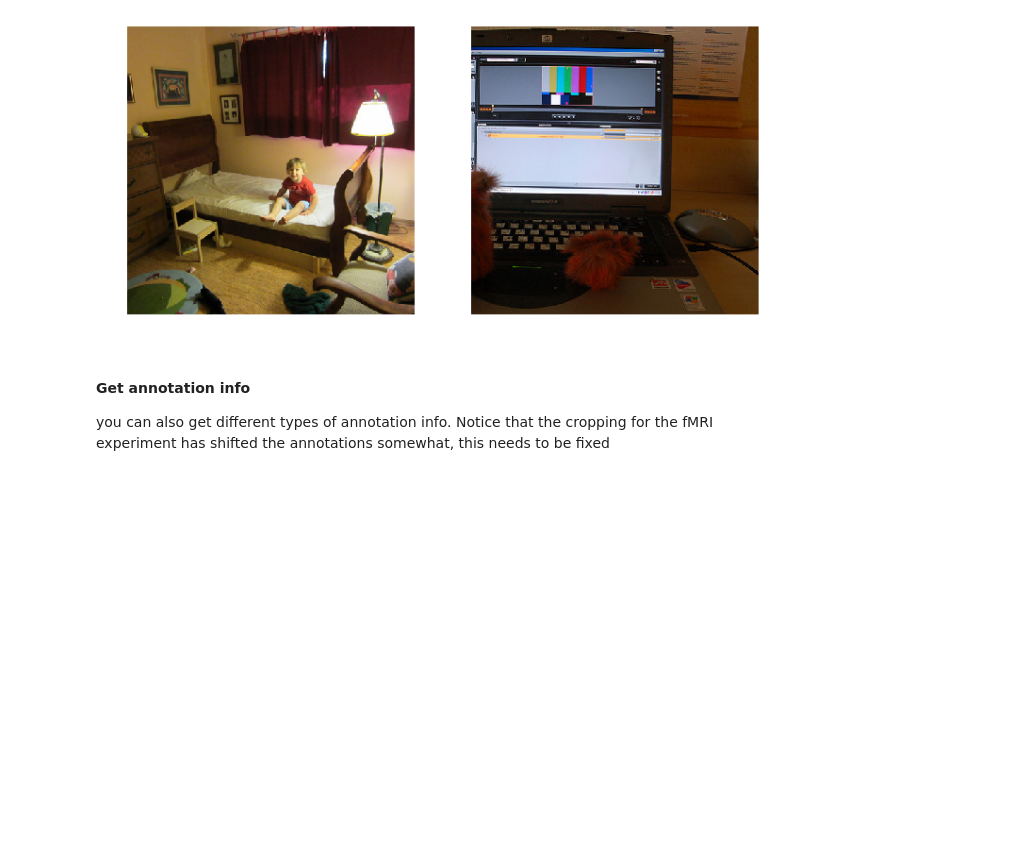
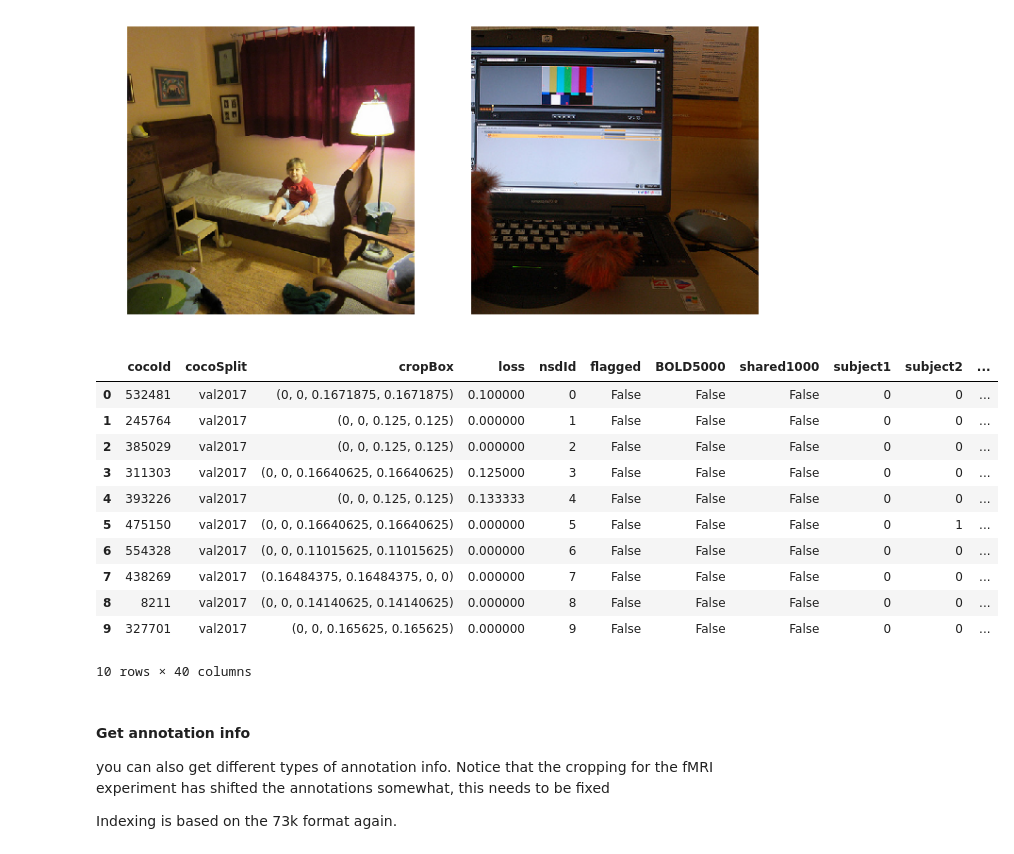
Before and after one commit to tknapen/nsd_access, a Jupyter notebook: tryout.ipynb, the cells around one changed output. Cells and saved outputs as stored; diff of their text form; code cells hidden in the pictures; blank space fills up the shorter version.

```diff
--- a/tryout.ipynb
+++ b/tryout.ipynb
@@ -69,9 +59,28 @@ Pictures from the hdf5 file
 imgs = nsda.read_images([569, 575], show=True)
 # %% [output]
 [figure]
+# %%
+# Also, the stimuli have info
+nsda.stim_descriptions.head(10)
+# %% [output]
+|  | cocoId | cocoSplit | cropBox | loss | nsdId | flagged | BOLD5000 | shared1000 | subject1 | subject2 | ... |
+| 0 | 532481 | val2017 | (0, 0, 0.1671875, 0.1671875) | 0.100000 | 0 | False | False | False | 0 | 0 | ... |
+| 1 | 245764 | val2017 | (0, 0, 0.125, 0.125) | 0.000000 | 1 | False | False | False | 0 | 0 | ... |
+| 2 | 385029 | val2017 | (0, 0, 0.125, 0.125) | 0.000000 | 2 | False | False | False | 0 | 0 | ... |
+| 3 | 311303 | val2017 | (0, 0, 0.16640625, 0.16640625) | 0.125000 | 3 | False | False | False | 0 | 0 | ... |
+| 4 | 393226 | val2017 | (0, 0, 0.125, 0.125) | 0.133333 | 4 | False | False | False | 0 | 0 | ... |
+| 5 | 475150 | val2017 | (0, 0, 0.16640625, 0.16640625) | 0.000000 | 5 | False | False | False | 0 | 1 | ... |
+| 6 | 554328 | val2017 | (0, 0, 0.11015625, 0.11015625) | 0.000000 | 6 | False | False | False | 0 | 0 | ... |
+| 7 | 438269 | val2017 | (0.16484375, 0.16484375, 0, 0) | 0.000000 | 7 | False | False | False | 0 | 0 | ... |
+| 8 | 8211 | val2017 | (0, 0, 0.14140625, 0.14140625) | 0.000000 | 8 | False | False | False | 0 | 0 | ... |
+| 9 | 327701 | val2017 | (0, 0, 0.165625, 0.165625) | 0.000000 | 9 | False | False | False | 0 | 0 | ... |
+10 rows × 40 columns
 # %% [markdown]
 #### Get annotation info
 you can also get different types of annotation info. Notice that the cropping for the fMRI experiment has shifted the annotations somewhat, this needs to be fixed
+
+
+Indexing is based on the 73k format again.
 # %%
 ci = nsda.read_image_coco_info(569, info_type='captions', show_annot=True)
 pi = nsda.read_image_coco_info(569, info_type='person_keypoints', show_annot=True, show_img=True)
```
Also changed, not shown: parts of 10 cells of this notebook, 1 other file.
